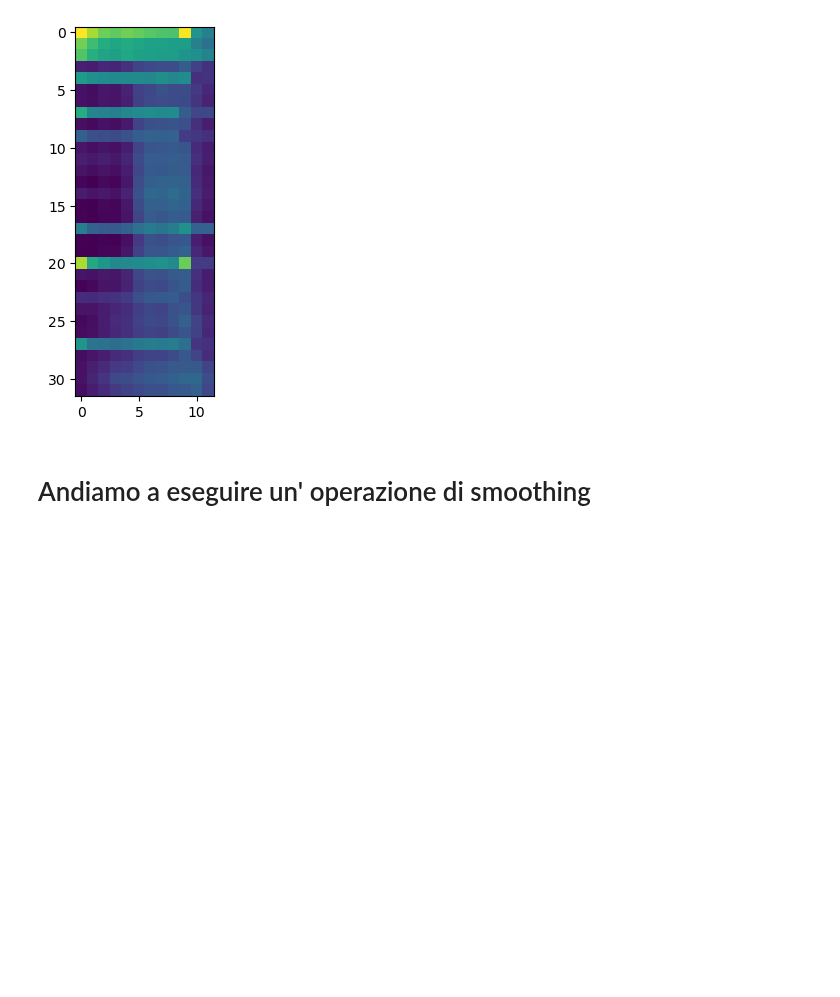
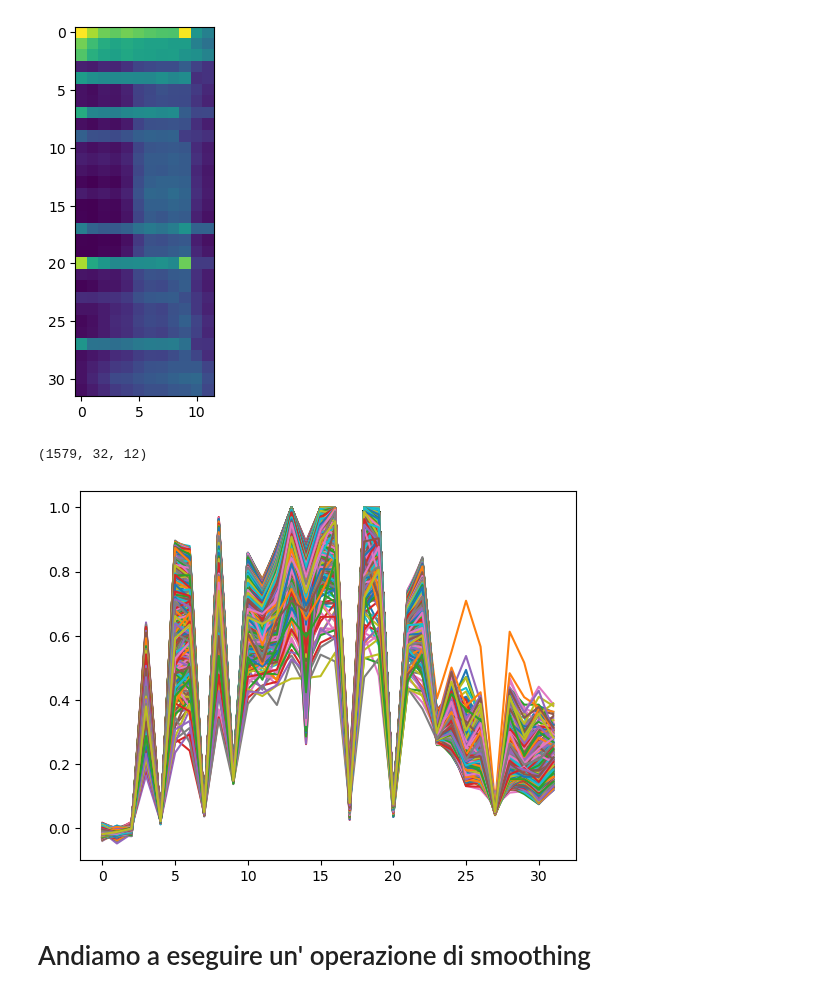
Before and after one commit to Simone-Scalella/AgriVision2022, a Jupyter notebook: impResa.ipynb, the cells around one changed output. Cells and saved outputs as stored; diff of their text form; code cells hidden in the pictures; blank space fills up the shorter version.

```diff
--- a/impResa.ipynb
+++ b/impResa.ipynb
@@ -89,6 +89,13 @@ with open('newResa3.pickle', 'wb') as handle:
 # %% [output]
 (1579,)
 [figure]
+# %%
+print(np.array(newImage3).shape)
+for a in range(0,np.array(newImage3).shape[0]):
+    plt.plot((newImage3[a][:,7]-newImage3[a][:,3])/(newImage3[a][:,7]+newImage3[a][:,3]))
+# %% [output]
+(1579, 32, 12)
+[figure, added]
 # %% [markdown]
 # Andiamo a eseguire un' operazione di smoothing
 # %%
```
Also changed, not shown: parts of 5 cells of this notebook, 3 other files.
